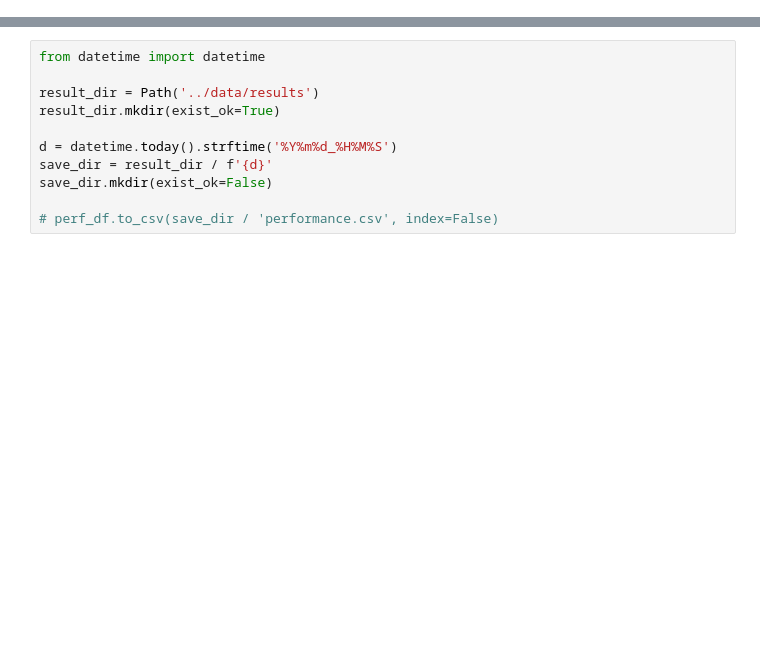
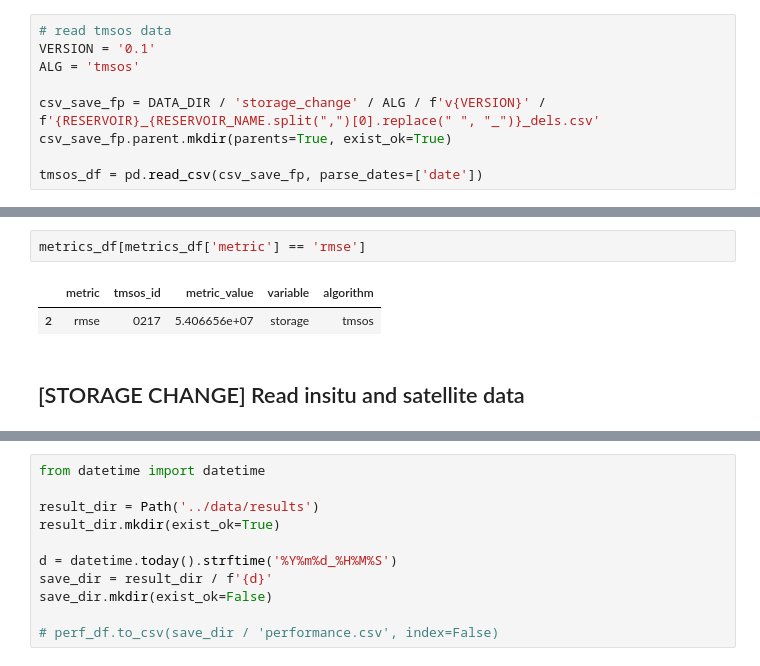
Before and after one commit to UW-SASWE/tmspp, a Jupyter notebook: notebooks/04-test.ipynb, the cells around one changed output, grey strips where cells are left out. Cells and saved outputs as stored; diff of their text form; blank space fills up the shorter version.

```diff
--- a/notebooks/04-test.ipynb
+++ b/notebooks/04-test.ipynb
@@ -417,0 +200,9 @@ perf_df
+# %%
+# read tmsos data
+VERSION = '0.1'
+ALG = 'tmsos'
+
+csv_save_fp = DATA_DIR / 'storage_change' / ALG / f'v{VERSION}' / f'{RESERVOIR}_{RESERVOIR_NAME.split(",")[0].replace(" ", "_")}_dels.csv'
+csv_save_fp.parent.mkdir(parents=True, exist_ok=True)
+
+tmsos_df = pd.read_csv(csv_save_fp, parse_dates=['date'])
@@ -417,0 +278,7 @@ perf_df
+# %%
+metrics_df[metrics_df['metric'] == 'rmse']
+# %% [output]
+|  | metric | tmsos_id | metric_value | variable | algorithm |
+| 2 | rmse | 0217 | 5.406656e+07 | storage | tmsos |
+# %% [markdown]
+## [STORAGE CHANGE] Read insitu and satellite data
```
Also changed, not shown: parts of 55 cells of this notebook.
